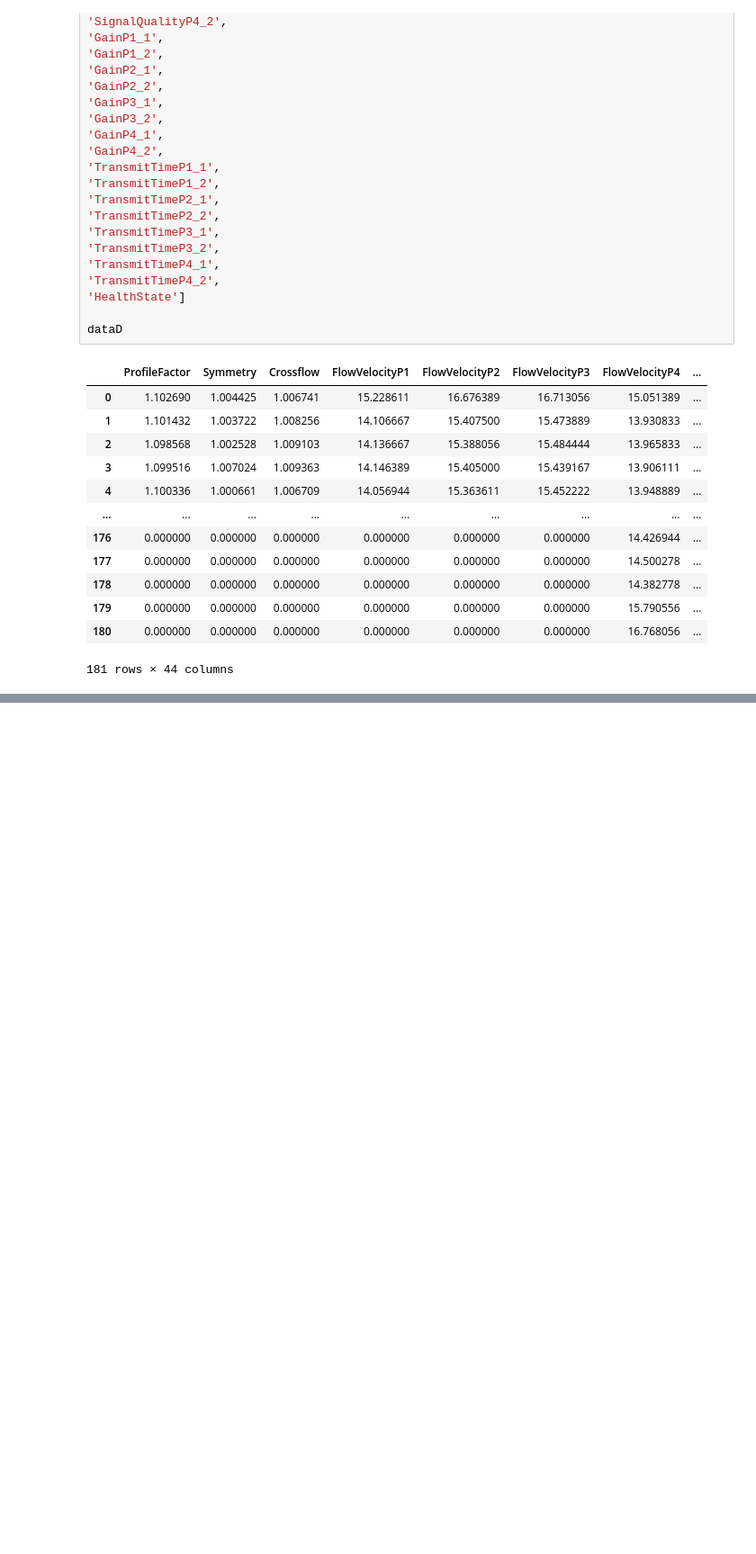
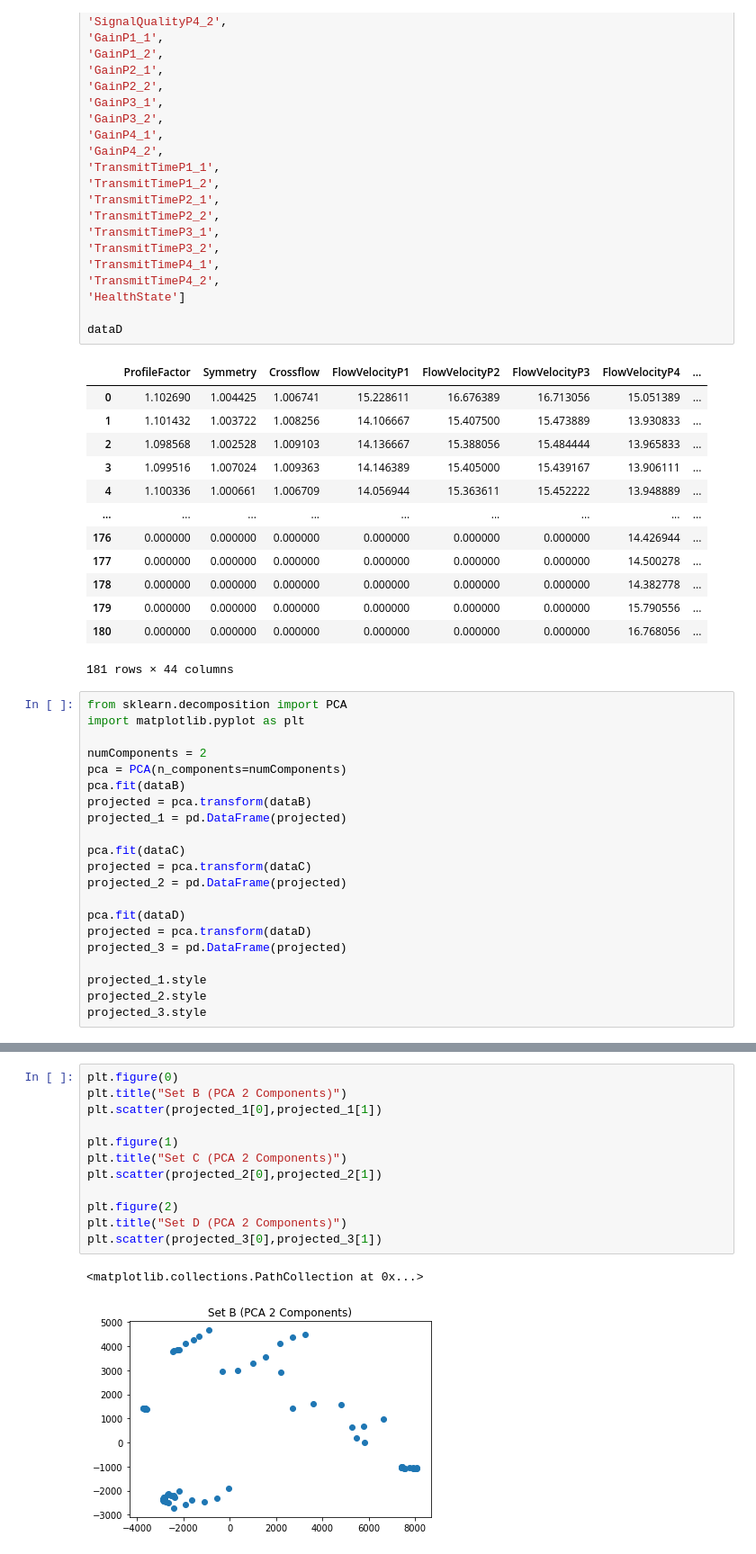
Before and after one commit to davidhgh/csc3005-AE, a Jupyter notebook: 3005_project.ipynb, the cells around one changed output, grey strips where cells are left out. Shown: that part at 90% size. Cells and saved outputs as stored; diff of their text form; blank space fills up the shorter version.

Commit message:
Update 3005_project.ipynb
Testing data with PCA (2C), added minor changes

```diff
--- a/3005_project.ipynb
+++ b/3005_project.ipynb
@@ -197,3 +204,24 @@ dataD
 | 179 | 0.000000 | 0.000000 | 0.000000 | 0.000000 | 0.000000 | 0.000000 | 15.790556 | ... |
 | 180 | 0.000000 | 0.000000 | 0.000000 | 0.000000 | 0.000000 | 0.000000 | 16.768056 | ... |
 181 rows × 44 columns
+# %%
+from sklearn.decomposition import PCA
+import matplotlib.pyplot as plt
+
+numComponents = 2
+pca = PCA(n_components=numComponents)
+pca.fit(dataB)
+projected = pca.transform(dataB)
+projected_1 = pd.DataFrame(projected)
+
+pca.fit(dataC)
+projected = pca.transform(dataC)
+projected_2 = pd.DataFrame(projected)
+
+pca.fit(dataD)
+projected = pca.transform(dataD)
+projected_3 = pd.DataFrame(projected)
+
+projected_1.style
+projected_2.style
+projected_3.style
@@ -199,0 +246,15 @@ dataD
+# %%
+plt.figure(0)
+plt.title("Set B (PCA 2 Components)")
+plt.scatter(projected_1[0],projected_1[1])
+
+plt.figure(1)
+plt.title("Set C (PCA 2 Components)")
+plt.scatter(projected_2[0],projected_2[1])
+
+plt.figure(2)
+plt.title("Set D (PCA 2 Components)")
+plt.scatter(projected_3[0],projected_3[1])
+# %% [output]
+<matplotlib.collections.PathCollection at 0x...>
+[figure, added]
```
Also changed, not shown: parts of 4 cells of this notebook.
